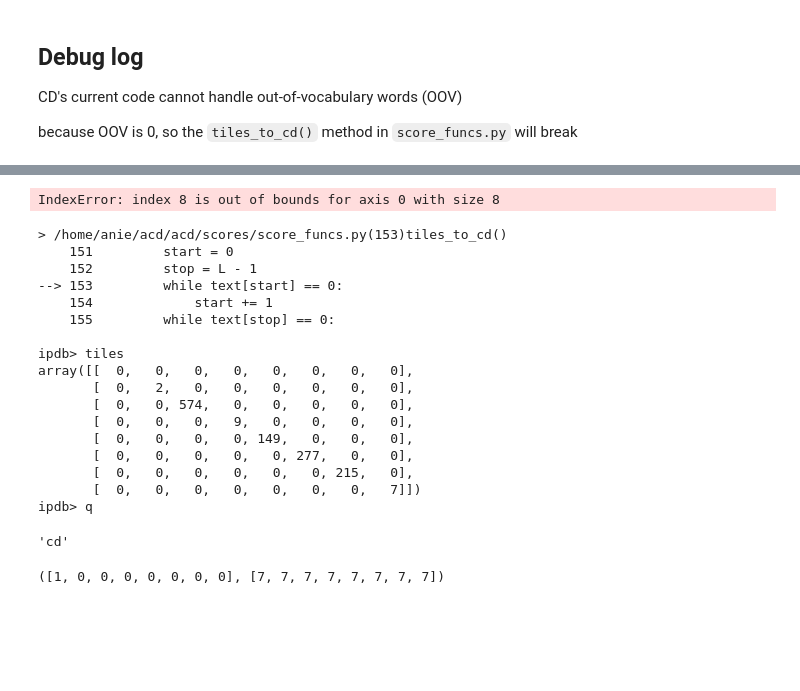
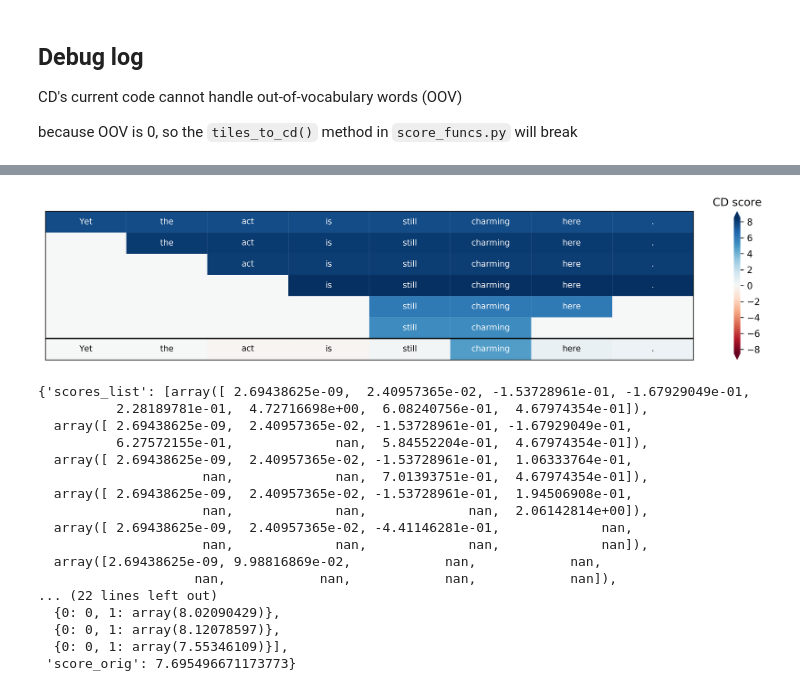
Before and after one commit to windweller/acd, a Jupyter notebook: reproduce_figs/fig2.ipynb, the cells around one changed output, grey strips where cells are left out. Cells and saved outputs as stored; diff of their text form; code cells hidden in the pictures; blank space fills up the shorter version.

```diff
--- a/reproduce_figs/fig2.ipynb
+++ b/reproduce_figs/fig2.ipynb
@@ -24,7 +24,7 @@ import score_funcs
 # form class to hold data
 class B:
     def __init__(self):
-        self.text = Variable(torch.zeros(1).cuda())
+        self.text = Variable(torch.zeros(1))
 
 sys.path.append('../dsets/sst')
 import dset
@@ -42,0 +37,11 @@ loaded onto gpu...
+# %%
+snapshot_file = '../dsets/sst/sst.model'
+model = dset.get_model(snapshot_file, cpu=True).eval()
+model.use_gpu = False
+
+embed = model.embed.weight.data.numpy()
+unk_embed = np.reshape(embed[0], (1, len(embed[0])))
+embed = np.concatenate([embed, unk_embed], 0)
+x, y = embed.shape
+model.embed = torch.nn.Embedding(x, y)
+model.embed.weight.data.copy_(torch.from_numpy(embed))
@@ -57,13 +73,13 @@ label = 0 # 0 if positive 1 if negative
 
 def batch_from_str_list(s):
     batch = B()
-    nums = np.expand_dims(np.array([sst_pkl['stoi'][x] for x in s]).transpose(), axis=1)
-    batch.text.data = torch.LongTensor(nums).cuda()
+    nums = np.expand_dims(np.array([sst_pkl['stoi'].get(x, len(sst_pkl['stoi'])) for x in s]).transpose(), axis=1)
+    batch.text.data = torch.LongTensor(nums)
     return batch
 
 # prepare inputs
 batch = batch_from_str_list(sentence)
-scores_all = model(batch).data.cpu().numpy()[0] # predict
+scores_all = model(batch).data.numpy()[0] # predict
 label_pred = np.argmax(scores_all) # get predicted class
 
 # agglomerate
@@ -491,55 +635,33 @@ Automatic pdb calling has been turned ON
 # %%
 # base parameters
 sweep_dim = 1 # how large chunks of text should be considered (1 for words)
 method = 'cd' # build_up, break_down, cd
 percentile_include = 99.5 # keep this very high so we don't add too many words at once
 num_iters = 25 # maximum number of iterations (rarely reached)
 
 # text and label
 sentence = ['it', "'s", 'a', 'lovely', 'film', 'with', 'lovely', 'performances', 'by', 'Buy', 'and', 'Accorsi', '.']
 sentence = ['Yet', 'the', 'act', 'is', 'still', 'charming', 'here', '.']
 # sentence = ['a', 'great', 'ensemble', 'cast', 'ca', 'n\'t', 'lift', 'this', 'heartfelt', 'enterprise', 'out', 'of', 'the', 'familiar', '.']
 label = 0 # 0 if positive 1 if negative
 
-
 def batch_from_str_list(s):
     batch = B()
-    nums = np.expand_dims(np.array([sst_pkl['stoi'][x] for x in s]).transpose(), axis=1)
-    batch.text.data = torch.LongTensor(nums).cuda()
+    nums = np.expand_dims(np.array([sst_pkl['stoi'].get(x, len(sst_pkl['stoi'])) for x in s]).transpose(), axis=1)
+    batch.text.data = torch.LongTensor(nums)
     return batch
 
 # prepare inputs
 batch = batch_from_str_list(sentence)
-scores_all = model(batch).data.cpu().numpy()[0] # predict
+scores_all = model(batch).data.numpy()[0] # predict
 label_pred = np.argmax(scores_all) # get predicted class
 
 # agglomerate
 lists = agg.agglomerate(model, batch, percentile_include, method, sweep_dim, # only works for sweep_dim = 1
                     sentence, label_pred, num_iters=num_iters) # see agg_1d.agglomerate to understand what this dictionary contains
 lists = agg.collapse_tree(lists) # don't show redundant joins
 
 # visualize
 viz.word_heatmap(sentence, lists, label_pred, label, fontsize=9)
 # %% [output]
-IndexError: index 8 is out of bounds for axis 0 with size 8
-> /home/anie/acd/acd/scores/score_funcs.py(153)tiles_to_cd()
-    151         start = 0
-    152         stop = L - 1
---> 153         while text[start] == 0:
-    154             start += 1
-    155         while text[stop] == 0:
-
-ipdb> tiles
-array([[  0,   0,   0,   0,   0,   0,   0,   0],
-       [  0,   2,   0,   0,   0,   0,   0,   0],
-       [  0,   0, 574,   0,   0,   0,   0,   0],
-       [  0,   0,   0,   9,   0,   0,   0,   0],
-       [  0,   0,   0,   0, 149,   0,   0,   0],
-       [  0,   0,   0,   0,   0, 277,   0,   0],
-       [  0,   0,   0,   0,   0,   0, 215,   0],
-       [  0,   0,   0,   0,   0,   0,   0,   7]])
-ipdb> q
+[figure, added]
-# %%
-method
-# %% [output]
-'cd'
@@ -588,7 +668,20 @@ def tiles_to_cd(batch):
-# %%
-sentence = ['Yet', 'the', 'act', 'is', 'still', 'charming', 'here', '.']
-batch = batch_from_str_list(sentence)
-
-recreate_bug(batch)
-# %% [output]
-([1, 0, 0, 0, 0, 0, 0, 0], [7, 7, 7, 7, 7, 7, 7, 7])
+# %%
+lists
+# %% [output]
+{'scores_list': [array([ 2.69438625e-09,  2.40957365e-02, -1.53728961e-01, -1.67929049e-01,
+          2.28189781e-01,  4.72716698e+00,  6.08240756e-01,  4.67974354e-01]),
+  array([ 2.69438625e-09,  2.40957365e-02, -1.53728961e-01, -1.67929049e-01,
+          6.27572155e-01,             nan,  5.84552204e-01,  4.67974354e-01]),
+  array([ 2.69438625e-09,  2.40957365e-02, -1.53728961e-01,  1.06333764e-01,
+                     nan,             nan,  7.01393751e-01,  4.67974354e-01]),
+  array([ 2.69438625e-09,  2.40957365e-02, -1.53728961e-01,  1.94506908e-01,
+                     nan,             nan,             nan,  2.06142814e+00]),
+  array([ 2.69438625e-09,  2.40957365e-02, -4.41146281e-01,             nan,
+                     nan,             nan,             nan,             nan]),
+  array([2.69438625e-09, 9.98816869e-02,            nan,            nan,
+                    nan,            nan,            nan,            nan]),
+... (22 lines left out)
+  {0: 0, 1: array(8.02090429)},
+  {0: 0, 1: array(8.12078597)},
+  {0: 0, 1: array(7.55346109)}],
+ 'score_orig': 7.695496671173773}
```
Also changed, not shown: parts of 29 cells of this notebook.
